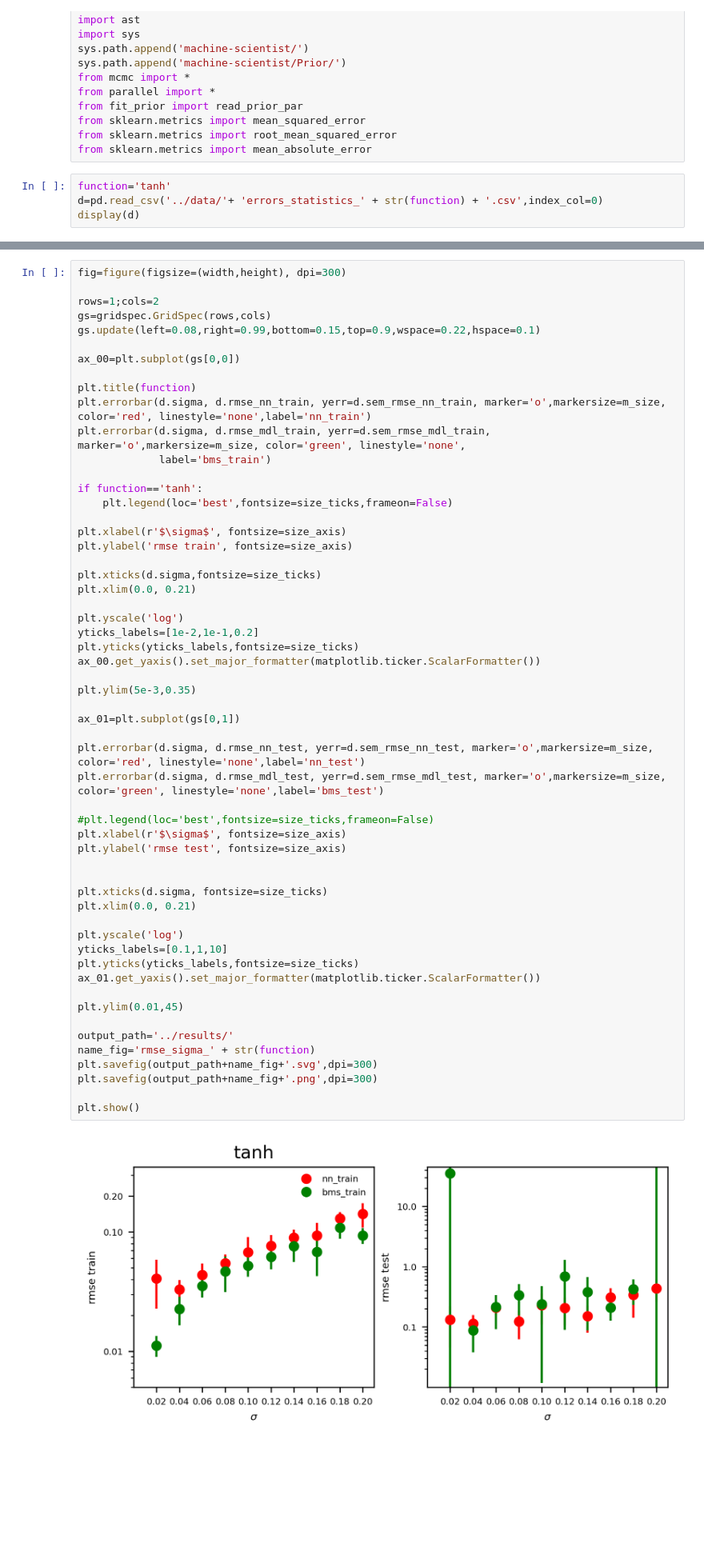
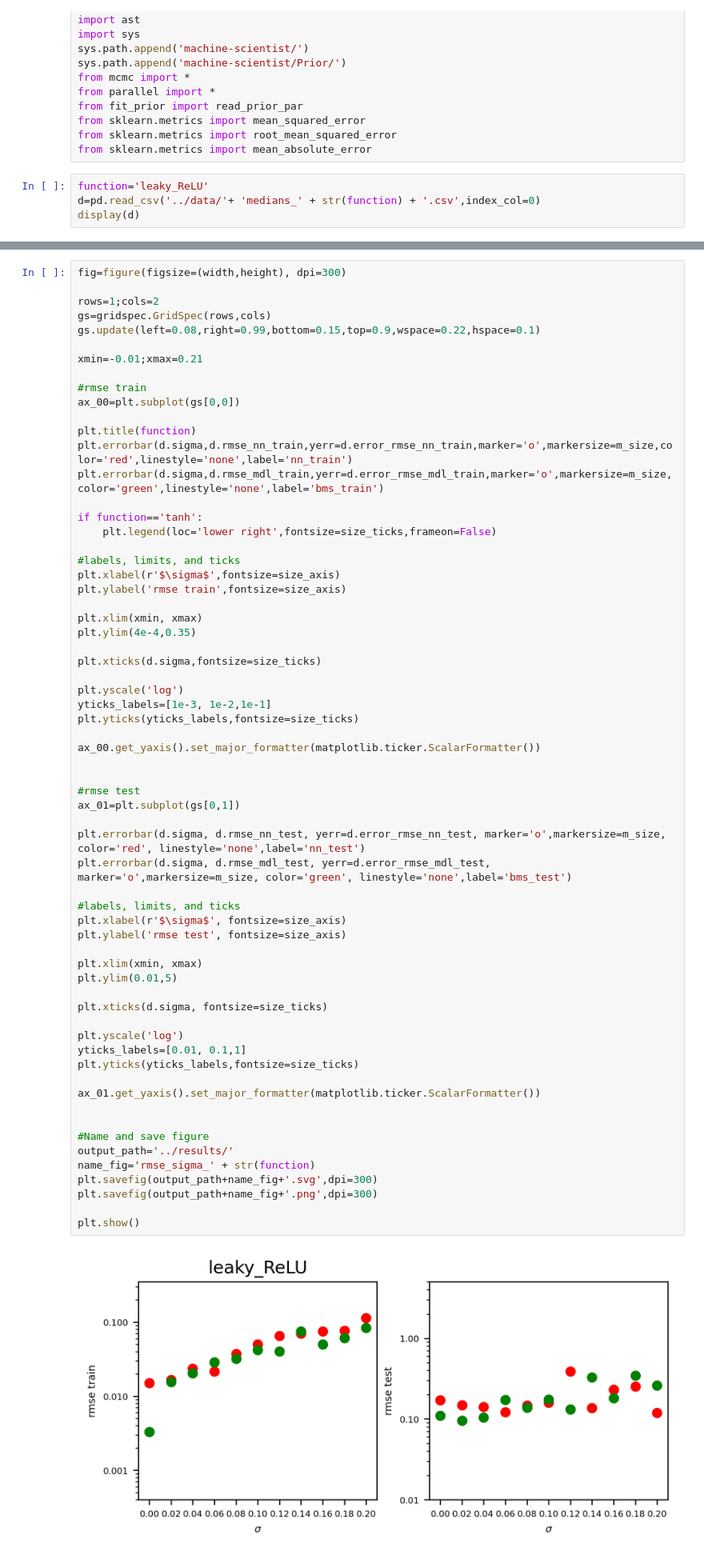
Before and after one commit to SergioCoboLopez/ANN_BMS, a Jupyter notebook: bin/plot_BMS_vs_ANNs.ipynb, the cells around one changed output, grey strips where cells are left out. Shown: that part at 80% size. Saved outputs shown, nothing was run; the diff lists cells and outputs as text; blank space fills up the shorter version.

```diff
--- a/bin/plot_BMS_vs_ANNs.ipynb
+++ b/bin/plot_BMS_vs_ANNs.ipynb
@@ -18,7 +18,7 @@ from sklearn.metrics import mean_squared_error
 from sklearn.metrics import root_mean_squared_error
 from sklearn.metrics import mean_absolute_error
 # %%
-function='tanh'
-d=pd.read_csv('../data/'+ 'errors_statistics_' + str(function) + '.csv',index_col=0)
+function='leaky_ReLU'
+d=pd.read_csv('../data/'+ 'medians_' + str(function) + '.csv',index_col=0)
 display(d)
 # %% [output]
@@ -110,54 +111,62 @@ rows=1;cols=2
 gs=gridspec.GridSpec(rows,cols)
 gs.update(left=0.08,right=0.99,bottom=0.15,top=0.9,wspace=0.22,hspace=0.1)
 
+xmin=-0.01;xmax=0.21
+
+#rmse train
 ax_00=plt.subplot(gs[0,0])
 
 plt.title(function)
-plt.errorbar(d.sigma, d.rmse_nn_train, yerr=d.sem_rmse_nn_train, marker='o',markersize=m_size, color='red', linestyle='none',label='nn_train')
-plt.errorbar(d.sigma, d.rmse_mdl_train, yerr=d.sem_rmse_mdl_train, marker='o',markersize=m_size, color='green', linestyle='none',
-             label='bms_train')
+plt.errorbar(d.sigma,d.rmse_nn_train,yerr=d.error_rmse_nn_train,marker='o',markersize=m_size,color='red',linestyle='none',label='nn_train')
+plt.errorbar(d.sigma,d.rmse_mdl_train,yerr=d.error_rmse_mdl_train,marker='o',markersize=m_size,color='green',linestyle='none',label='bms_train')
 
 if function=='tanh':
-    plt.legend(loc='best',fontsize=size_ticks,frameon=False)
+    plt.legend(loc='lower right',fontsize=size_ticks,frameon=False)
 
-plt.xlabel(r'$\sigma$', fontsize=size_axis)
-plt.ylabel('rmse train', fontsize=size_axis)
+#labels, limits, and ticks
+plt.xlabel(r'$\sigma$',fontsize=size_axis)
+plt.ylabel('rmse train',fontsize=size_axis)
+
+plt.xlim(xmin, xmax)
+plt.ylim(4e-4,0.35)
 
 plt.xticks(d.sigma,fontsize=size_ticks)
-plt.xlim(0.0, 0.21)
 
 plt.yscale('log')
-yticks_labels=[1e-2,1e-1,0.2]
+yticks_labels=[1e-3, 1e-2,1e-1]
 plt.yticks(yticks_labels,fontsize=size_ticks)
+
 ax_00.get_yaxis().set_major_formatter(matplotlib.ticker.ScalarFormatter())
 
-plt.ylim(5e-3,0.35)
 
+#rmse test
 ax_01=plt.subplot(gs[0,1])
 
-plt.errorbar(d.sigma, d.rmse_nn_test, yerr=d.sem_rmse_nn_test, marker='o',markersize=m_size, color='red', linestyle='none',label='nn_test')
-plt.errorbar(d.sigma, d.rmse_mdl_test, yerr=d.sem_rmse_mdl_test, marker='o',markersize=m_size, color='green', linestyle='none',label='bms_test')
+plt.errorbar(d.sigma, d.rmse_nn_test, yerr=d.error_rmse_nn_test, marker='o',markersize=m_size, color='red', linestyle='none',label='nn_test')
+plt.errorbar(d.sigma, d.rmse_mdl_test, yerr=d.error_rmse_mdl_test, marker='o',markersize=m_size, color='green', linestyle='none',label='bms_test')
 
-#plt.legend(loc='best',fontsize=size_ticks,frameon=False)
+#labels, limits, and ticks
 plt.xlabel(r'$\sigma$', fontsize=size_axis)
 plt.ylabel('rmse test', fontsize=size_axis)
 
+plt.xlim(xmin, xmax)
+plt.ylim(0.01,5)
 
 plt.xticks(d.sigma, fontsize=size_ticks)
-plt.xlim(0.0, 0.21)
 
 plt.yscale('log')
-yticks_labels=[0.1,1,10]
+yticks_labels=[0.01, 0.1,1]
 plt.yticks(yticks_labels,fontsize=size_ticks)
+
 ax_01.get_yaxis().set_major_formatter(matplotlib.ticker.ScalarFormatter())
 
-plt.ylim(0.01,45)
 
+#Name and save figure
 output_path='../results/'
 name_fig='rmse_sigma_' + str(function)
 plt.savefig(output_path+name_fig+'.svg',dpi=300)
 plt.savefig(output_path+name_fig+'.png',dpi=300)
 
 plt.show()
 # %% [output]
-[figure, old version]
+[figure, new version]
```
Also changed, not shown: parts of 2 cells of this notebook, 38 other files.
